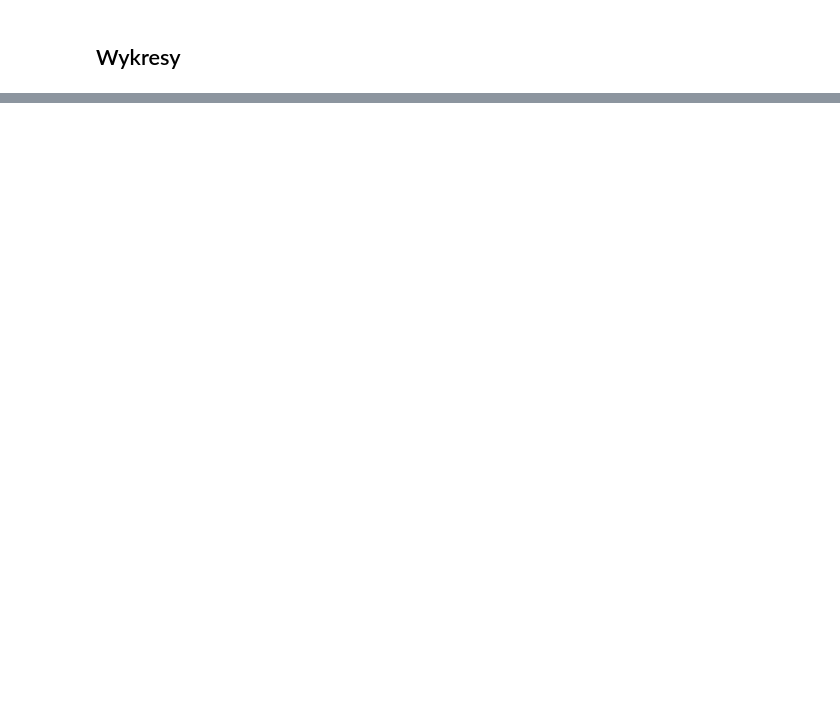
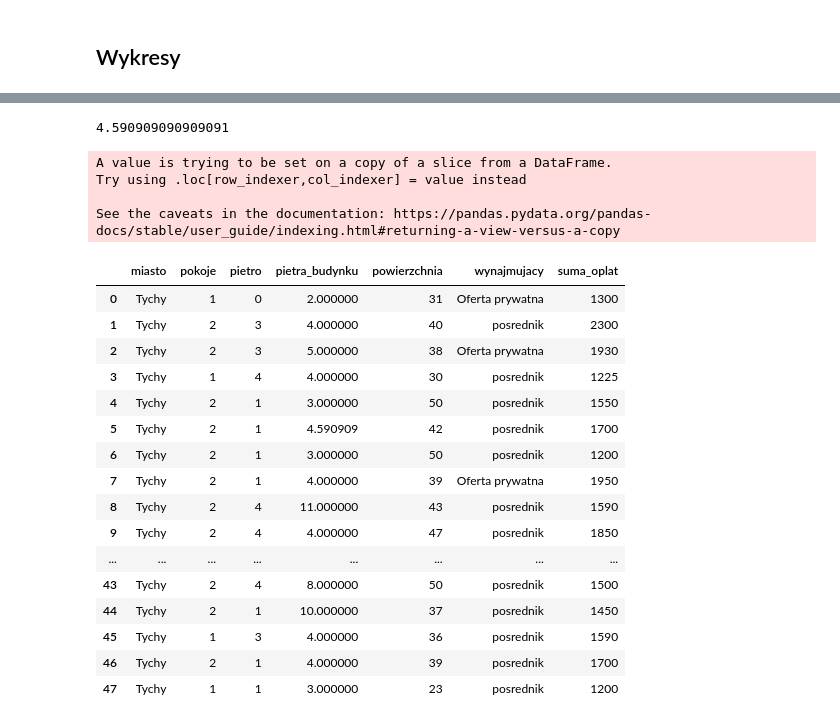
Before and after one commit to 191919201921/OTODOM_WEB_SCRAPER, a Jupyter notebook: Projekt Końcowy - scraper.ipynb, the cells around one changed output, grey strips where cells are left out. Cells and saved outputs as stored; diff of their text form; code cells hidden in the pictures; blank space fills up the shorter version.

```diff
--- a/Projekt Końcowy - scraper.ipynb
+++ b/Projekt Końcowy - scraper.ipynb
@@ -445,0 +535,32 @@ Ogłoszenia które podają cenę z już wliczonym czynszem: 32
+# %%
+srednie_pietro = sum(list(df_model[df_model['pietra_budynku']>0]['pietra_budynku']))/len(list(df_model[df_model['pietra_budynku']>0]['pietra_budynku']))
+srednie_pietro
+# %% [output]
+4.590909090909091
+# %%
+df_model.loc[df_model['pietra_budynku']==0, 'pietra_budynku'] = srednie_pietro
+# %% [output]
+A value is trying to be set on a copy of a slice from a DataFrame.
+Try using .loc[row_indexer,col_indexer] = value instead
+
+See the caveats in the documentation: https://pandas.pydata.org/pandas-docs/stable/user_guide/indexing.html#returning-a-view-versus-a-copy
+# %%
+df_model
+# %% [output]
+|  | miasto | pokoje | pietro | pietra_budynku | powierzchnia | wynajmujacy | suma_oplat |
+| 0 | Tychy | 1 | 0 | 2.000000 | 31 | Oferta prywatna | 1300 |
+| 1 | Tychy | 2 | 3 | 4.000000 | 40 | posrednik | 2300 |
+| 2 | Tychy | 2 | 3 | 5.000000 | 38 | Oferta prywatna | 1930 |
+| 3 | Tychy | 1 | 4 | 4.000000 | 30 | posrednik | 1225 |
+| 4 | Tychy | 2 | 1 | 3.000000 | 50 | posrednik | 1550 |
+| 5 | Tychy | 2 | 1 | 4.590909 | 42 | posrednik | 1700 |
+| 6 | Tychy | 2 | 1 | 3.000000 | 50 | posrednik | 1200 |
+| 7 | Tychy | 2 | 1 | 4.000000 | 39 | Oferta prywatna | 1950 |
+| 8 | Tychy | 2 | 4 | 11.000000 | 43 | posrednik | 1590 |
+| 9 | Tychy | 2 | 4 | 4.000000 | 47 | posrednik | 1850 |
+| ... | ... | ... | ... | ... | ... | ... | ... |
+| 43 | Tychy | 2 | 4 | 8.000000 | 50 | posrednik | 1500 |
+| 44 | Tychy | 2 | 1 | 10.000000 | 37 | posrednik | 1450 |
+| 45 | Tychy | 1 | 3 | 4.000000 | 36 | posrednik | 1590 |
+| 46 | Tychy | 2 | 1 | 4.000000 | 39 | posrednik | 1700 |
+| 47 | Tychy | 1 | 1 | 3.000000 | 23 | posrednik | 1200 |
```
Also changed, not shown: parts of 13 cells of this notebook, 1 other file.
